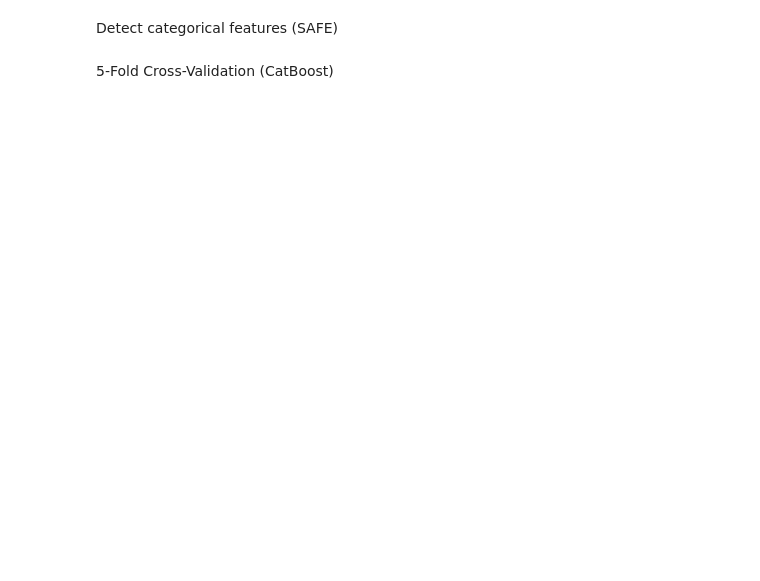
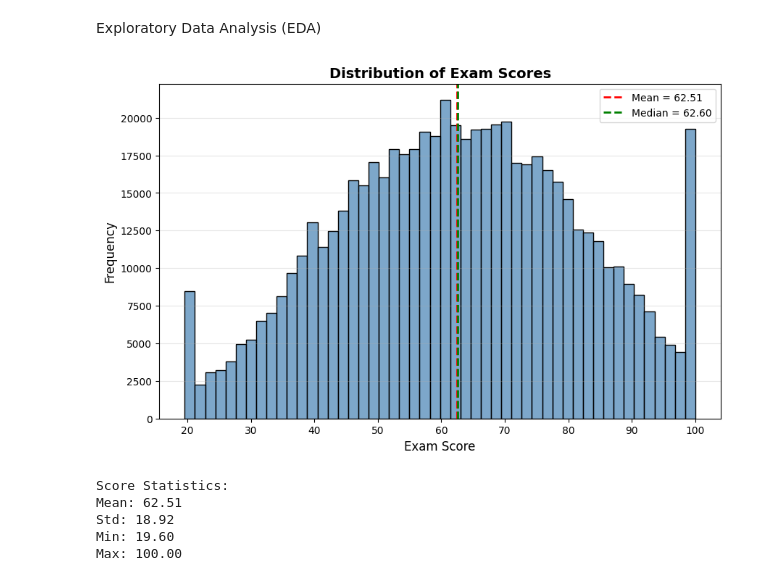
Before and after one commit to sangeethasano/Predicting-Student-Test-Scores, a Jupyter notebook: predicting-student-test-scores.ipynb, the cells around one changed output. Saved outputs shown, nothing was run; the diff lists cells and outputs as text; code cells hidden in the pictures; blank space fills up the shorter version.

Commit message:
Kaggle Notebook | Predicting Student Test Scores | Version 10

```diff
--- a/predicting-student-test-scores.ipynb
+++ b/predicting-student-test-scores.ipynb
@@ -50,2 +48,0 @@ X_test = test.drop(columns=["id"])
-# %% [markdown]
-Detect categorical features (SAFE)
@@ -55,2 +49,27 @@ cat_features_idx = [X.columns.get_loc(col) for col in cat_features]
-# %% [markdown]
-5-Fold Cross-Validation (CatBoost)
+# %% [markdown]
+Exploratory Data Analysis (EDA)
+# %%
+# ===== CELL 3: Exploratory Data Analysis - Distribution =====
+plt.figure(figsize=(10, 6))
+sns.histplot(y, bins=50, edgecolor='black', alpha=0.7, color='steelblue')
+plt.axvline(y.mean(), color='red', linestyle='--', linewidth=2, label=f'Mean = {y.mean():.2f}')
+plt.axvline(y.median(), color='green', linestyle='--', linewidth=2, label=f'Median = {y.median():.2f}')
+plt.xlabel('Exam Score', fontsize=12)
+plt.ylabel('Frequency', fontsize=12)
+plt.title('Distribution of Exam Scores', fontsize=14, fontweight='bold')
+plt.legend()
+plt.grid(axis='y', alpha=0.3)
+plt.show()
+
+print(f"Score Statistics:")
+print(f"Mean: {y.mean():.2f}")
+print(f"Std: {y.std():.2f}")
+print(f"Min: {y.min():.2f}")
+print(f"Max: {y.max():.2f}")
+# %% [output]
+[figure, added]
+Score Statistics:
+Mean: 62.51
+Std: 18.92
+Min: 19.60
+Max: 100.00
```
Also changed, not shown: parts of 26 cells of this notebook.
